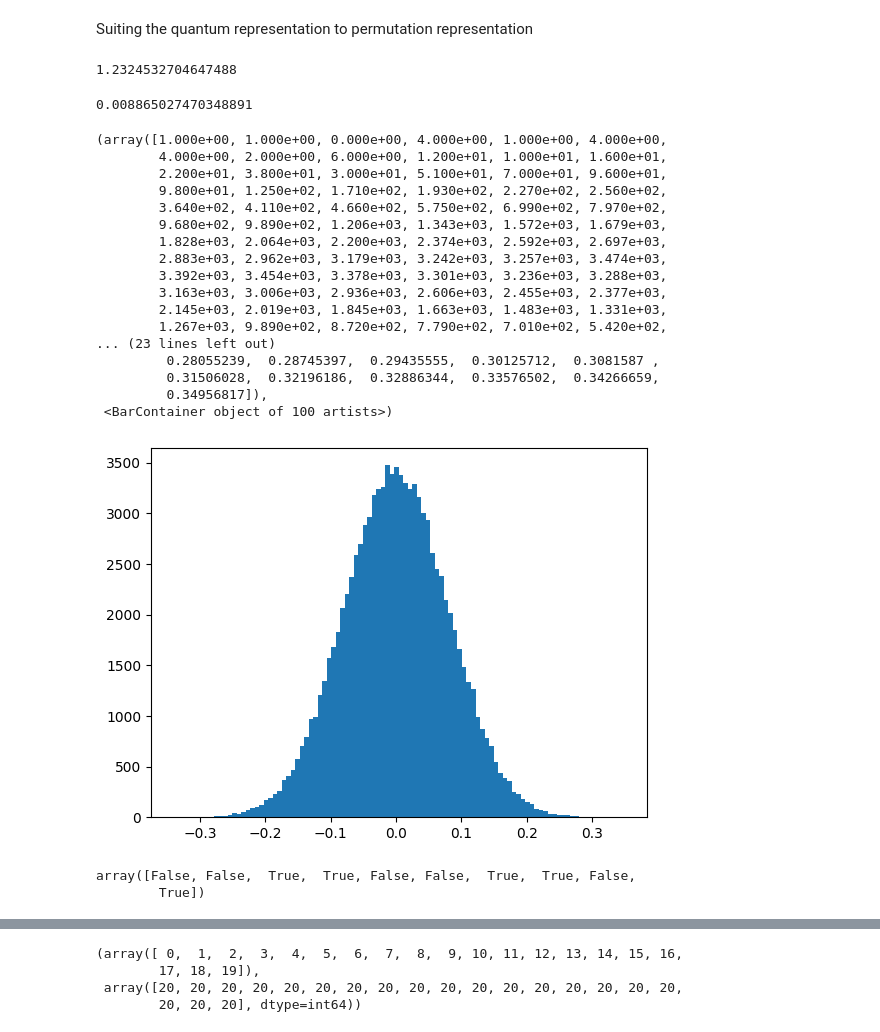
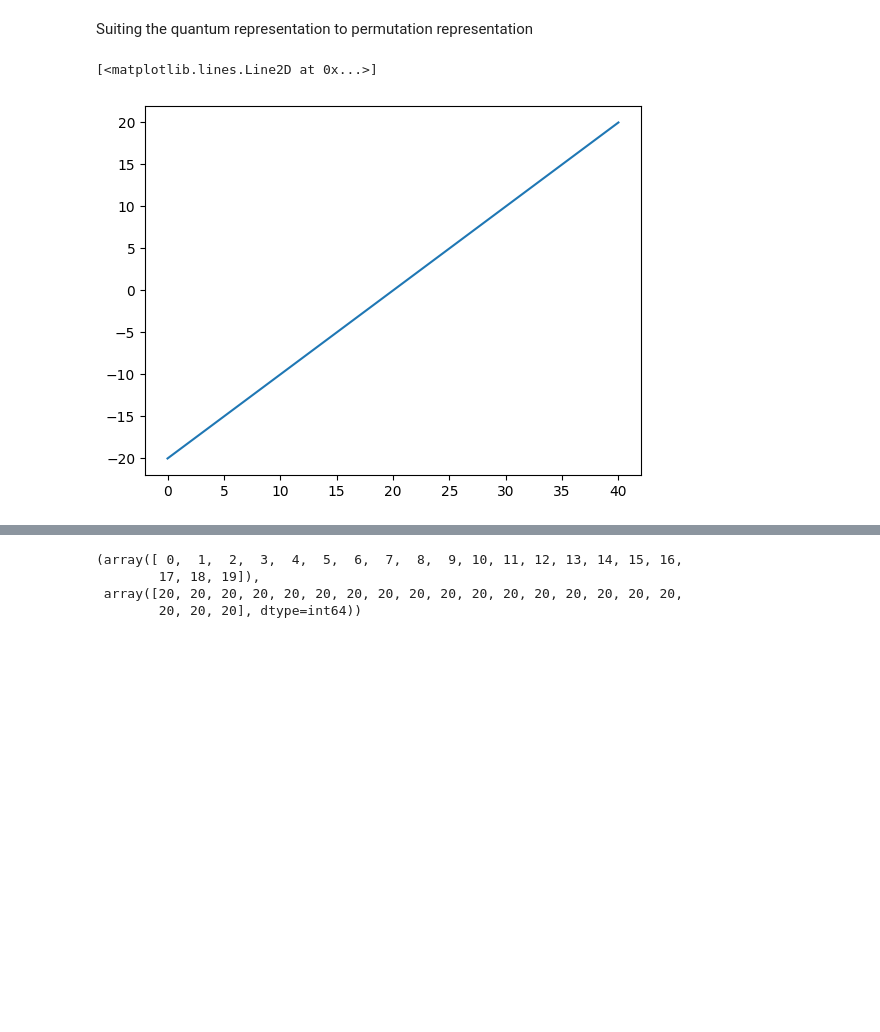
Before and after one commit to B-Moritz/QGA_JSSP, a Jupyter notebook: lab/alternative_rotation.ipynb, the cells around one changed output, grey strips where cells are left out. Saved outputs shown, nothing was run; the diff lists cells and outputs as text; code cells hidden in the pictures; blank space fills up the shorter version.

```diff
--- a/lab/alternative_rotation.ipynb
+++ b/lab/alternative_rotation.ipynb
@@ -13,4 +11,0 @@ cur_angle = np.random.uniform()*2
-# %%
-cur_angle
-# %% [output]
-1.2324532704647488
@@ -21,32 +12,6 @@ elif cur_angle >= 1:
-# %%
-test_sample = np.random.normal(0, 0.08)
-test_sample
-# %% [output]
-0.008865027470348891
-# %%
-plt.hist(test_sample, bins=100)
-# %% [output]
-(array([1.000e+00, 1.000e+00, 0.000e+00, 4.000e+00, 1.000e+00, 4.000e+00,
-        4.000e+00, 2.000e+00, 6.000e+00, 1.200e+01, 1.000e+01, 1.600e+01,
-        2.200e+01, 3.800e+01, 3.000e+01, 5.100e+01, 7.000e+01, 9.600e+01,
-        9.800e+01, 1.250e+02, 1.710e+02, 1.930e+02, 2.270e+02, 2.560e+02,
-        3.640e+02, 4.110e+02, 4.660e+02, 5.750e+02, 6.990e+02, 7.970e+02,
-        9.680e+02, 9.890e+02, 1.206e+03, 1.343e+03, 1.572e+03, 1.679e+03,
-        1.828e+03, 2.064e+03, 2.200e+03, 2.374e+03, 2.592e+03, 2.697e+03,
-        2.883e+03, 2.962e+03, 3.179e+03, 3.242e+03, 3.257e+03, 3.474e+03,
-        3.392e+03, 3.454e+03, 3.378e+03, 3.301e+03, 3.236e+03, 3.288e+03,
-        3.163e+03, 3.006e+03, 2.936e+03, 2.606e+03, 2.455e+03, 2.377e+03,
-        2.145e+03, 2.019e+03, 1.845e+03, 1.663e+03, 1.483e+03, 1.331e+03,
-        1.267e+03, 9.890e+02, 8.720e+02, 7.790e+02, 7.010e+02, 5.420e+02,
-... (23 lines left out)
-         0.28055239,  0.28745397,  0.29435555,  0.30125712,  0.3081587 ,
-         0.31506028,  0.32196186,  0.32886344,  0.33576502,  0.34266659,
-         0.34956817]),
- <BarContainer object of 100 artists>)
-[figure, removed]
-# %%
-np.floor(np.linspace(0, 5, 10)) % 2 > 0
-# %% [output]
-array([False, False,  True,  True, False, False,  True,  True, False,
-        True])
+# %%
+plt.plot(np.linspace(0, 40, 10000), np.linspace(0, 40, 10000) - 20)
+# %% [output]
+[<matplotlib.lines.Line2D at 0x...>]
+[figure, added]
 # %%
```
Also changed, not shown: parts of 28 cells of this notebook, 5 other files.
